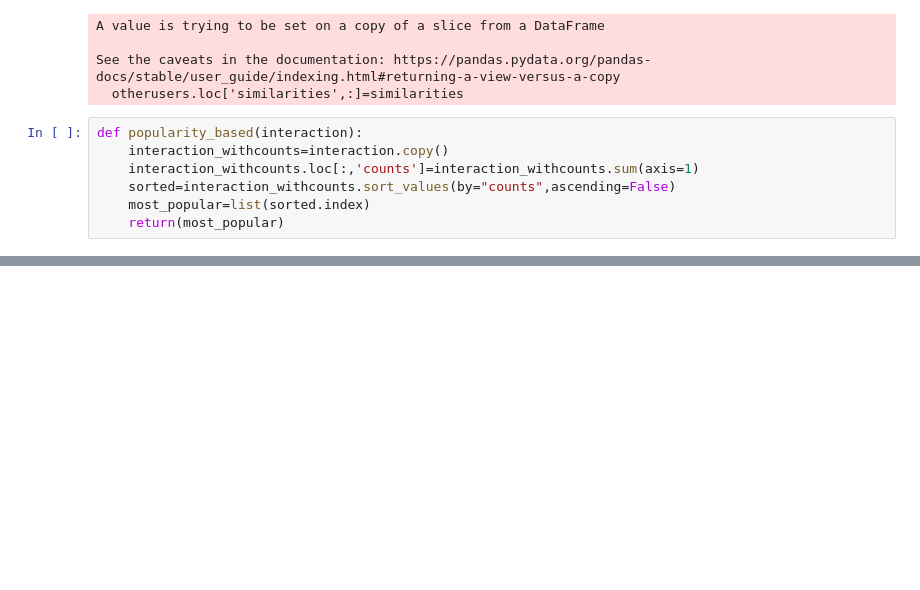
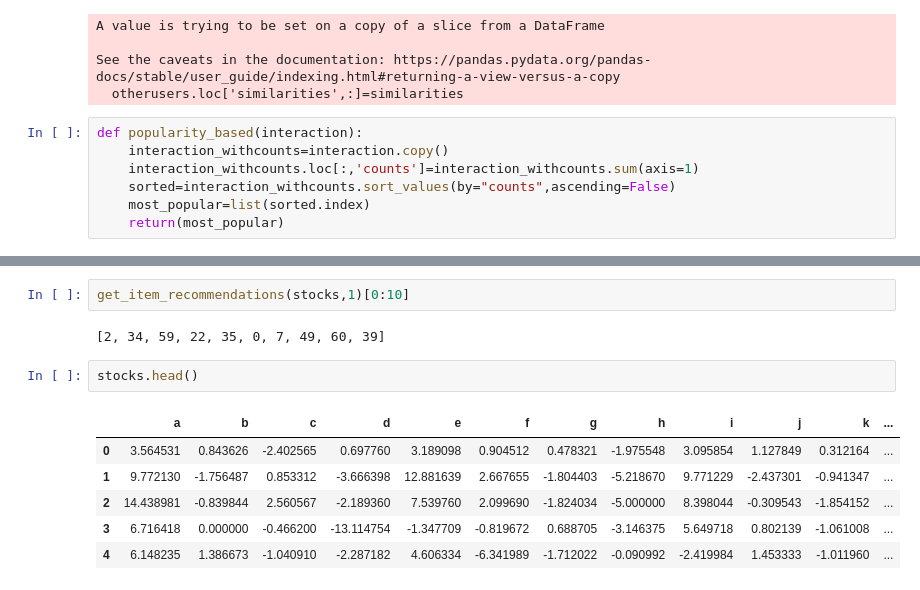
Before and after one commit to bhagavankumar/Data_Science, a Jupyter notebook: stocks_similarity_with_percentage.ipynb, the cells around one changed output, grey strips where cells are left out. Saved outputs shown, nothing was run; the diff lists cells and outputs as text; blank space fills up the shorter version.

```diff
--- a/stocks_similarity_with_percentage.ipynb
+++ b/stocks_similarity_with_percentage.ipynb
@@ -148,0 +155,13 @@ get_item_recommendations(stocks,23)[0:10]
+# %%
+get_item_recommendations(stocks,1)[0:10]
+# %% [output]
+[2, 34, 59, 22, 35, 0, 7, 49, 60, 39]
+# %%
+stocks.head()
+# %% [output]
+|  | a | b | c | d | e | f | g | h | i | j | k | ... |
+| 0 | 3.564531 | 0.843626 | -2.402565 | 0.697760 | 3.189098 | 0.904512 | 0.478321 | -1.975548 | 3.095854 | 1.127849 | 0.312164 | ... |
+| 1 | 9.772130 | -1.756487 | 0.853312 | -3.666398 | 12.881639 | 2.667655 | -1.804403 | -5.218670 | 9.771229 | -2.437301 | -0.941347 | ... |
+| 2 | 14.438981 | -0.839844 | 2.560567 | -2.189360 | 7.539760 | 2.099690 | -1.824034 | -5.000000 | 8.398044 | -0.309543 | -1.854152 | ... |
+| 3 | 6.716418 | 0.000000 | -0.466200 | -13.114754 | -1.347709 | -0.819672 | 0.688705 | -3.146375 | 5.649718 | 0.802139 | -1.061008 | ... |
+| 4 | 6.148235 | 1.386673 | -1.040910 | -2.287182 | 4.606334 | -6.341989 | -1.712022 | -0.090992 | -2.419984 | 1.453333 | -1.011960 | ... |
```
Also changed, not shown: parts of 13 cells of this notebook.
